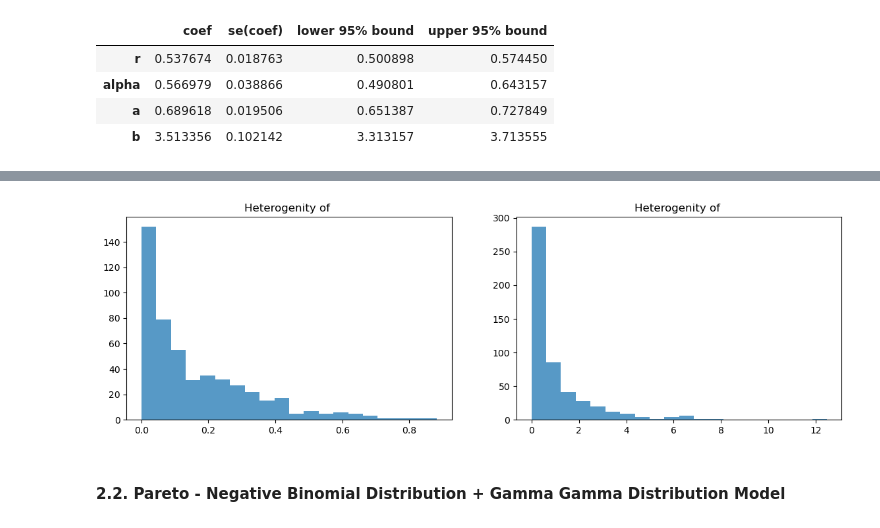
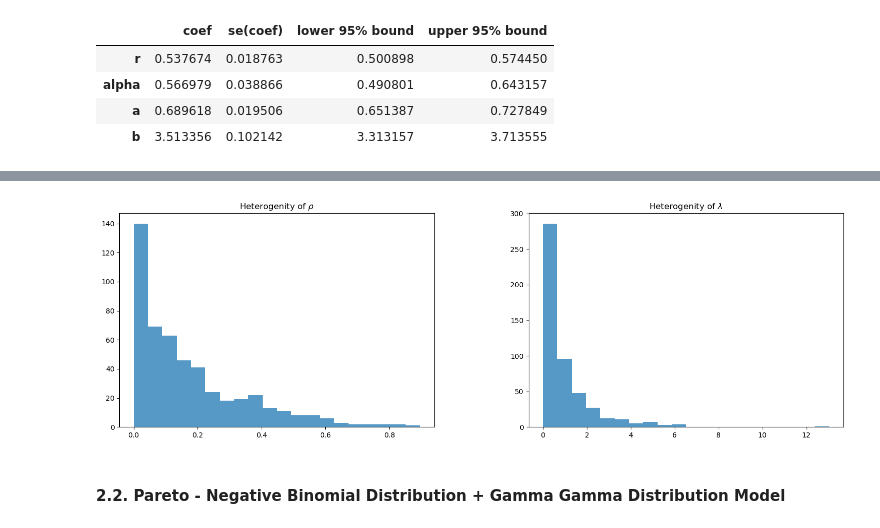
Before and after one commit to annugit1655/Customer-Behaviour-Analysis-with-CLTV, a Jupyter notebook: notebooks/04-CLTV-Probabilistic-models.ipynb, the cells around one changed output, grey strips where cells are left out. Cells and saved outputs as stored; diff of their text form; code cells hidden in the pictures.

```diff
--- a/notebooks/04-CLTV-Probabilistic-models.ipynb
+++ b/notebooks/04-CLTV-Probabilistic-models.ipynb
@@ -205,17 +212,23 @@ display(bg_model.summary)
 # %%
 from scipy.stats import gamma, beta
+
 # Plot
-gbd = beta.rvs(bg_model.params_['a'], bg_model.params_['b'], size = 500)
-ggd = gamma.rvs(bg_model.params_['r'], scale=1./bg_model.params_['alpha'], size = 500)
-plt.figure(figsize=(14,4))
-plt.subplot(121)
-plt.title('Heterogenity of ')
-temp = plt.hist(gbd, 20,  alpha=0.75)
-plt.subplot(122)
-plt.title('Heterogenity of ')
-temp = plt.hist(ggd, 20,  alpha=0.75)
+beta_dist = beta.rvs(bg_model.params_['a'], bg_model.params_['b'], size = 500)
+gamma_dist = gamma.rvs(bg_model.params_['r'], scale=1./bg_model.params_['alpha'], size = 500)
+
+fig, ax = plt.subplots(1, 2, figsize=(15,5))
+
+ax[0].set_title(r'Heterogenity of $\rho$')
+ax[0].hist(beta_dist, 20,  alpha=0.75)
+
+ax[1].set_title(r'Heterogenity of $\lambda$')
+ax[1].hist(gamma_dist, 20,  alpha=0.75)
+
+plt.tight_layout()
+plt.subplots_adjust(wspace=0.3, hspace=0.3)
+plt.show()
 # %% [output]
-[figure, old version]
+[figure, new version]
 # %%
 
 # Customers expected to make the most purchases in 3 months
```
Also changed, not shown: parts of 2 cells of this notebook.
